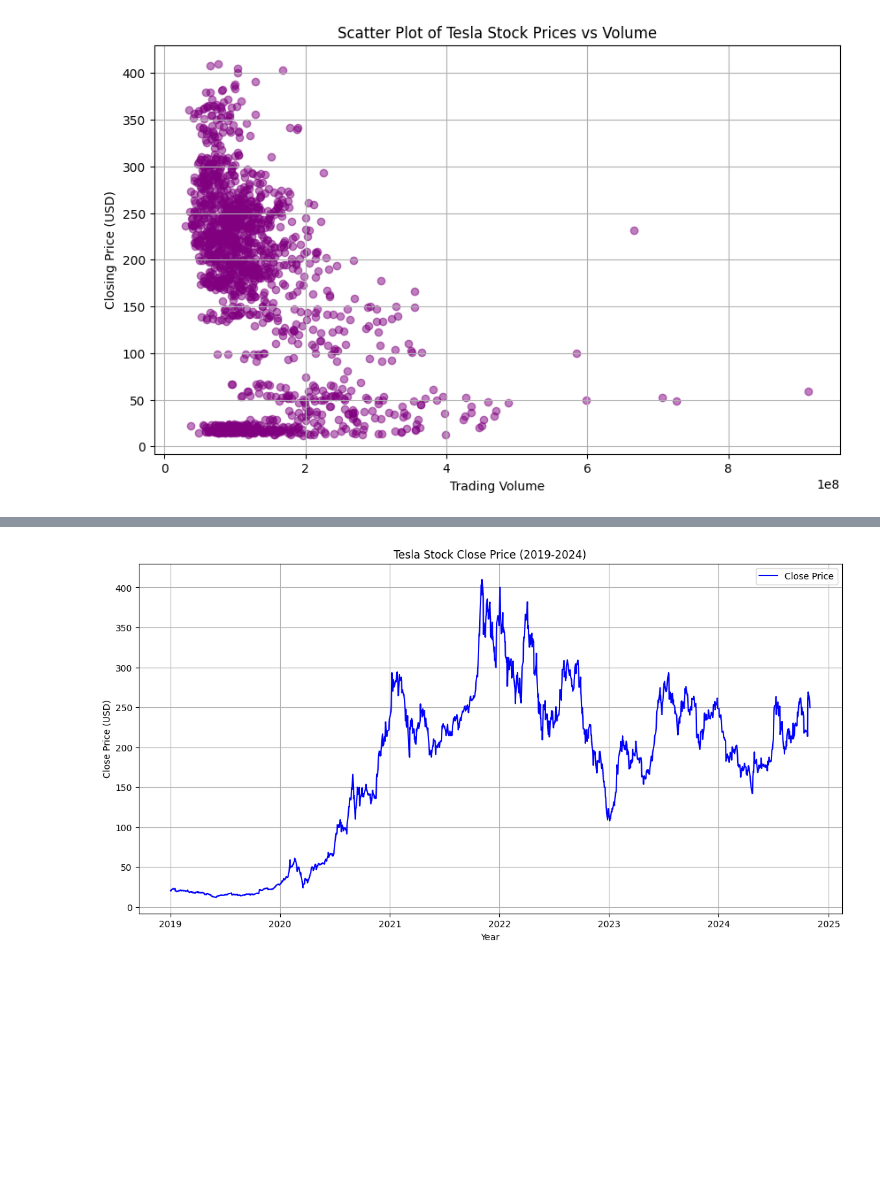
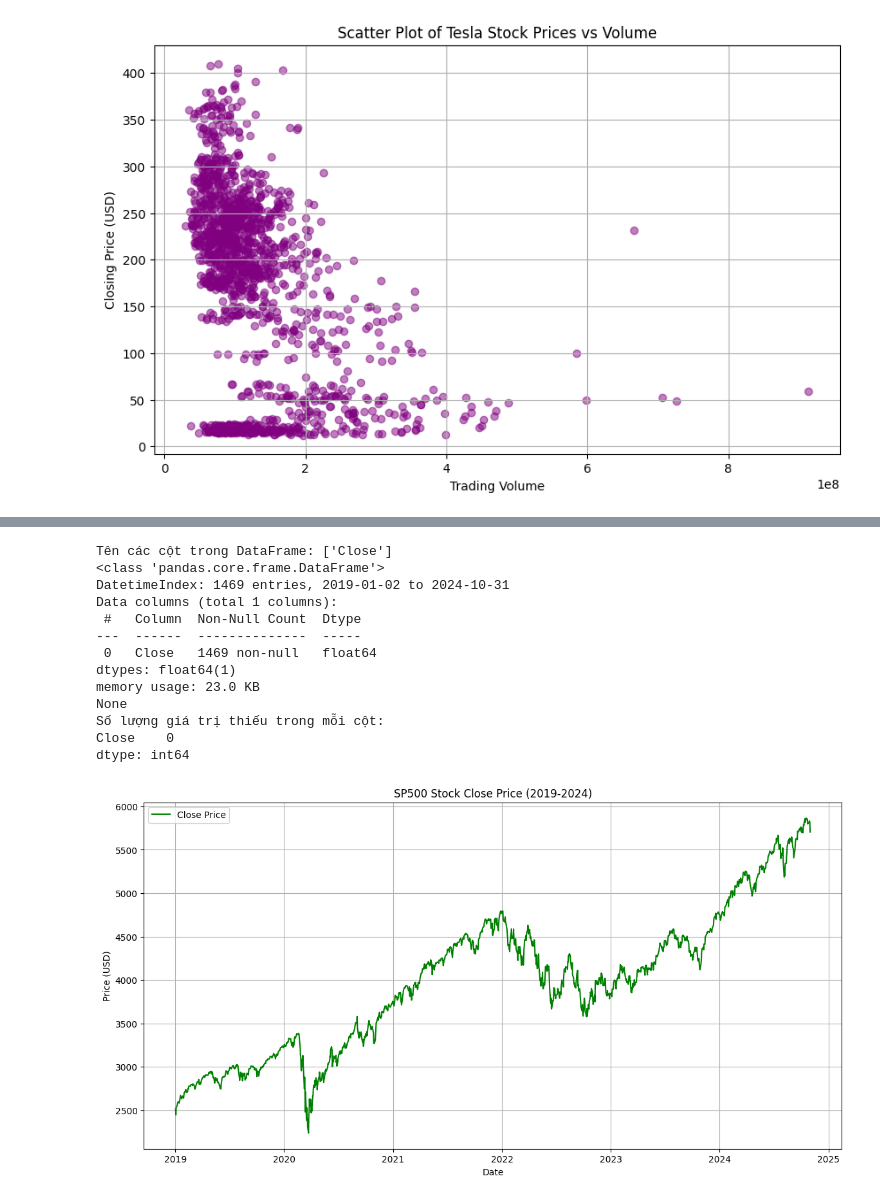
Before and after one commit to TrieuHuynh174/-STAT3013.-P11_Nhom8, a Jupyter notebook: Statistical Analysis.ipynb, the cells around one changed output, grey strips where cells are left out. Cells and saved outputs as stored; diff of their text form; code cells hidden in the pictures; blank space fills up the shorter version.

```diff
--- a/Statistical Analysis.ipynb
+++ b/Statistical Analysis.ipynb
@@ -177,25 +118,48 @@ data.describe()
-# %%
-import pandas as pd
-import matplotlib.pyplot as plt
-from matplotlib.dates import DateFormatter
-
-# Đọc dữ liệu từ tệp CSV
-data = pd.read_csv('Get_data/Tesla_Close_2019_2024.csv', parse_dates=['Date'], index_col='Date')
-
-# Vẽ biểu đồ giá đóng cửa
-plt.figure(figsize=(14, 7))
-plt.plot(data.index, data['Close'], label='Close Price', color='blue')
-plt.title('Tesla Stock Close Price (2019-2024)')
-plt.xlabel('Year')
-plt.ylabel('Close Price (USD)')
-plt.legend()
-plt.grid()
-
-# Định dạng trục x chỉ hiển thị năm
-date_format = DateFormatter("%Y")
-plt.gca().xaxis.set_major_formatter(date_format)
-
-# Hiển thị biểu đồ
-plt.show()
-# %% [output]
-[figure, old version]
+# %%
+import pandas as pd
+import matplotlib.pyplot as plt
+
+# 1. Đọc dữ liệu từ file CSV
+# Chỉ định định dạng ngày tháng dd-mm-yy khi đọc file
+df = pd.read_csv('Get_data/SP500_Close_2019_2024.csv', parse_dates=['Date'], index_col='Date')
+
+# 2. Kiểm tra tên các cột
+print("Tên các cột trong DataFrame:", df.columns.tolist())
+
+# 3. Làm sạch tên cột để loại bỏ khoảng trắng
+df.columns = df.columns.str.strip()
+
+# 4. Kiểm tra lại thông tin DataFrame
+print(df.info())
+
+# 5. Kiểm tra có giá trị thiếu hay không
+print("Số lượng giá trị thiếu trong mỗi cột:")
+print(df.isnull().sum())
+
+# 6. Xử lý giá trị thiếu (nếu có)
+df = df.fillna(method='ffill')  # Điền giá trị thiếu bằng giá trị trước đó
+
+# 7. Vẽ biểu đồ giá đóng cửa (Close Price)
+plt.figure(figsize=(14, 7))
+plt.plot(df['Close'], label='Close Price', color='green')
+plt.title('SP500 Stock Close Price (2019-2024)')
+plt.xlabel('Date')
+plt.ylabel('Price (USD)')
+plt.legend()
+plt.grid()
+plt.show()
+# %% [output]
+Tên các cột trong DataFrame: ['Close']
+<class 'pandas.core.frame.DataFrame'>
+DatetimeIndex: 1469 entries, 2019-01-02 to 2024-10-31
+Data columns (total 1 columns):
+ #   Column  Non-Null Count  Dtype
+---  ------  --------------  -----
+ 0   Close   1469 non-null   float64
+dtypes: float64(1)
+memory usage: 23.0 KB
+None
+Số lượng giá trị thiếu trong mỗi cột:
+Close    0
+dtype: int64
+[figure, added]
```
Also changed, not shown: parts of 9 cells of this notebook, 7 other files.
